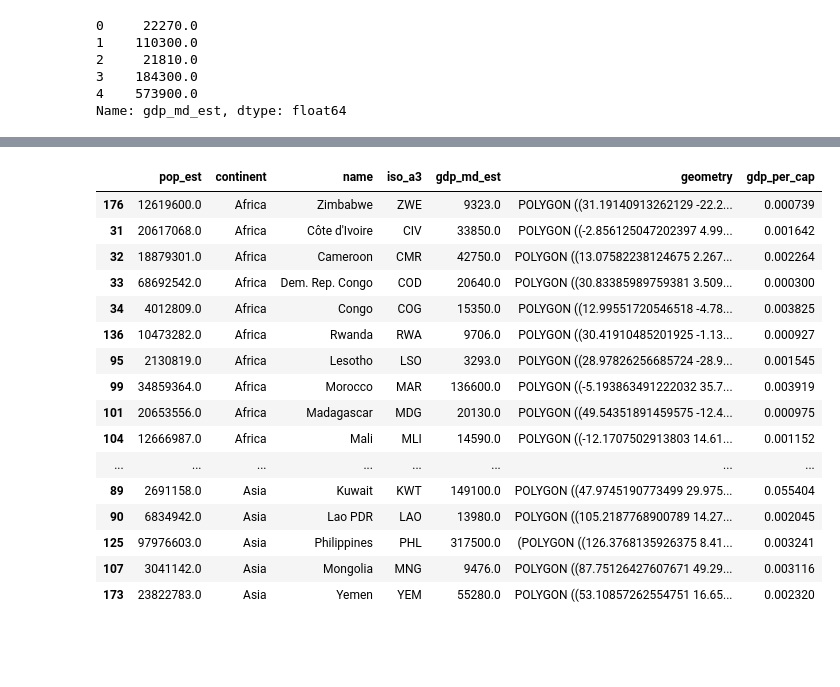
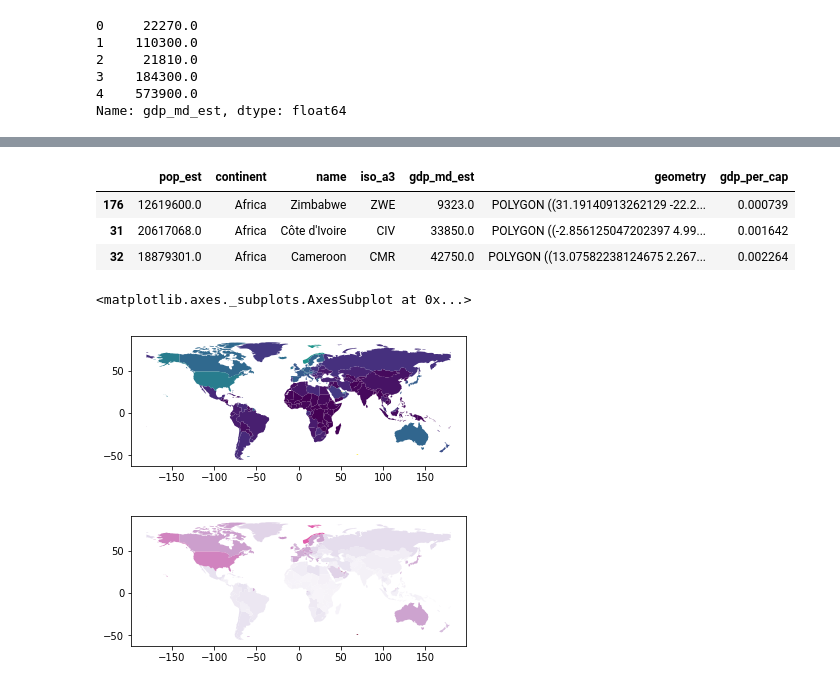
Before and after one commit to mariejohnson/spatial_analysis, a Jupyter notebook: gdp_tut.ipynb, the cells around one changed output, grey strips where cells are left out. Cells and saved outputs as stored; diff of their text form; code cells hidden in the pictures; blank space fills up the shorter version.

```diff
--- a/gdp_tut.ipynb
+++ b/gdp_tut.ipynb
@@ -24,7 +22,8 @@ world.plot();
 # %%
-# world = world[(world.pop_est>0) & (world.name!="Antarctica")]
+world = world[(world.pop_est>0) & (world.name!="Antarctica")]
+# I think it might just be better to do it their way, some issue with copy
 # not including Antarctica
 # I'm going to change this from creating another variable world to decrease confusion
-new_world = world[(world.pop_est>0) & (world.name!="Antarctica")]
+# new_world = world[(world.pop_est>0) & (world.name!="Antarctica")]
 # I think we need world[(world.pop... etc)] because we are performing an operation on it
 # %%
@@ -45,7 +44,6 @@ print(new_world.gdp_md_est.head())
 3    184300.0
 4    573900.0
 Name: gdp_md_est, dtype: float64
-# %%
-world['gdp_per_cap'] = new_world.gdp_md_est / new_world.pop_est
-# this still has antarctica in it but with a NaN for gdp_per_cap
+# %%
+world['gdp_per_cap'] = world.gdp_md_est / world.pop_est
 # %%
@@ -74,20 +56,20 @@ new_world['gdp_per_cap'].copy = new_world.gdp_md_est / new_world.pop_est
+# %%
+world['gdp_per_cap'] = world.gdp_md_est / world.pop_est
 # %%
-new_world.sort_values(by='continent', ascending=True).head(60)
+world.sort_values(by='continent', ascending=True).head(3)
 # %% [output]
 |  | pop_est | continent | name | iso_a3 | gdp_md_est | geometry | gdp_per_cap |
 | 176 | 12619600.0 | Africa | Zimbabwe | ZWE | 9323.0 | POLYGON ((31.19140913262129 -22.2... | 0.000739 |
 | 31 | 20617068.0 | Africa | Côte d'Ivoire | CIV | 33850.0 | POLYGON ((-2.856125047202397 4.99... | 0.001642 |
 | 32 | 18879301.0 | Africa | Cameroon | CMR | 42750.0 | POLYGON ((13.07582238124675 2.267... | 0.002264 |
-| 33 | 68692542.0 | Africa | Dem. Rep. Congo | COD | 20640.0 | POLYGON ((30.83385989759381 3.509... | 0.000300 |
-| 34 | 4012809.0 | Africa | Congo | COG | 15350.0 | POLYGON ((12.99551720546518 -4.78... | 0.003825 |
-| 136 | 10473282.0 | Africa | Rwanda | RWA | 9706.0 | POLYGON ((30.41910485201925 -1.13... | 0.000927 |
-| 95 | 2130819.0 | Africa | Lesotho | LSO | 3293.0 | POLYGON ((28.97826256685724 -28.9... | 0.001545 |
-| 99 | 34859364.0 | Africa | Morocco | MAR | 136600.0 | POLYGON ((-5.193863491222032 35.7... | 0.003919 |
-| 101 | 20653556.0 | Africa | Madagascar | MDG | 20130.0 | POLYGON ((49.54351891459575 -12.4... | 0.000975 |
-| 104 | 12666987.0 | Africa | Mali | MLI | 14590.0 | POLYGON ((-12.1707502913803 14.61... | 0.001152 |
-| ... | ... | ... | ... | ... | ... | ... | ... |
-| 89 | 2691158.0 | Asia | Kuwait | KWT | 149100.0 | POLYGON ((47.9745190773499 29.975... | 0.055404 |
-| 90 | 6834942.0 | Asia | Lao PDR | LAO | 13980.0 | POLYGON ((105.2187768900789 14.27... | 0.002045 |
-| 125 | 97976603.0 | Asia | Philippines | PHL | 317500.0 | (POLYGON ((126.3768135926375 8.41... | 0.003241 |
-| 107 | 3041142.0 | Asia | Mongolia | MNG | 9476.0 | POLYGON ((87.75126427607671 49.29... | 0.003116 |
-| 173 | 23822783.0 | Asia | Yemen | YEM | 55280.0 | POLYGON ((53.10857262554751 16.65... | 0.002320 |
+# %%
+world.plot(column='gdp_per_cap')
+# %% [output]
+<matplotlib.axes._subplots.AxesSubplot at 0x...>
+[figure, added]
+# %%
+world.plot(column='gdp_per_cap', cmap='PuRd');
+# full list of colormaps: https://matplotlib.org/users/colormaps.html
+# this one is part of the sequential colormaps
+# %% [output]
+[figure, added]
```
Also changed, not shown: parts of 34 cells of this notebook.
